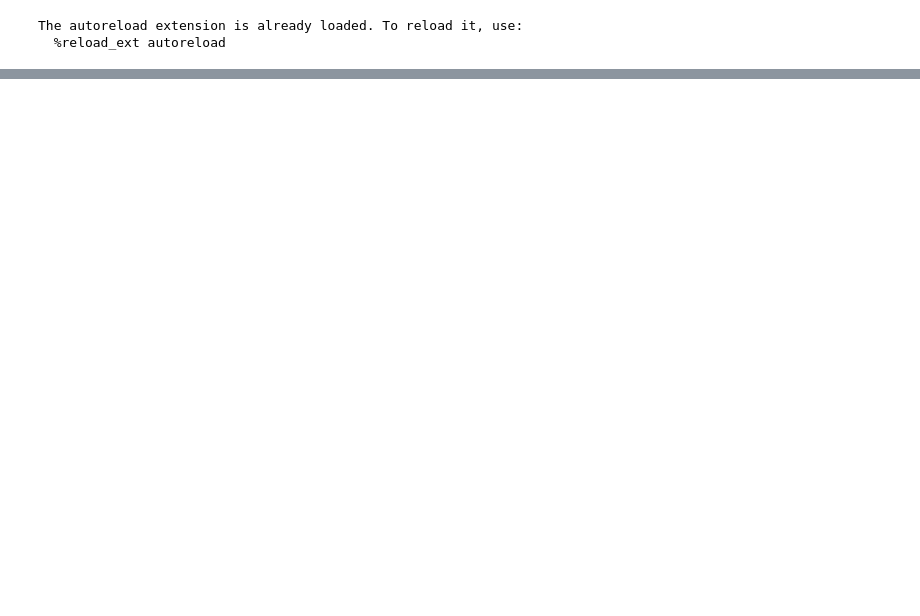
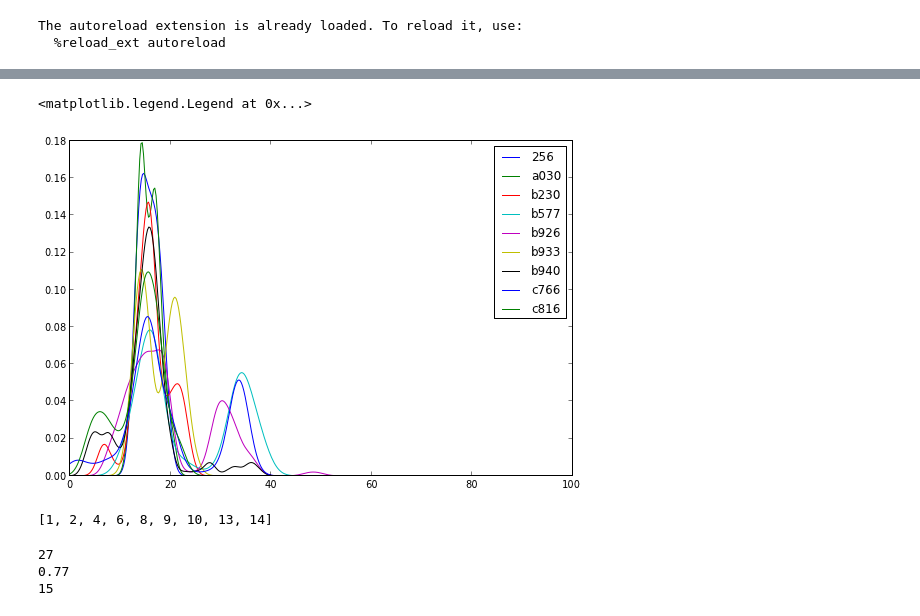
Before and after one commit to hilaryjoyce/smfs-data-analysis, a Jupyter notebook: cluster testing.ipynb, the cells around one changed output, grey strips where cells are left out. Drawn from its saved outputs; the diff is of its cells as text; code cells hidden in the pictures; blank space fills up the shorter version.

```diff
--- a/cluster testing.ipynb
+++ b/cluster testing.ipynb
@@ -21,0 +46,2 @@ print len(coa.list_curve_indexes())
+# %%
+initial_shifts = cl.list_initial_shifts()
@@ -21,0 +52,12 @@ print len(coa.list_curve_indexes())
+# %%
+av_shift = average(initial_shifts)
+# %%
+i = 0
+for Lc_density in Lc_density_list:
+    plot(Lc_density[0]+initial_shifts[i]-av_shift, Lc_density[1])
+    i = i+1
+xlim(0,100)
+legend(cl.list_curve_names())
+# %% [output]
+<matplotlib.legend.Legend at 0x...>
+[figure, added]
@@ -21,0 +68,13 @@ print len(coa.list_curve_indexes())
+# %%
+print cl.list_curve_indexes()
+# %% [output]
+[1, 2, 4, 6, 8, 9, 10, 13, 14]
+# %%
+print root.right.get_id()
+print root.right.dist
+print root.count
+right = root.right
+# %% [output]
+27
+0.77
+15
```
Also changed, not shown: parts of 26 cells of this notebook, 1 other file.
